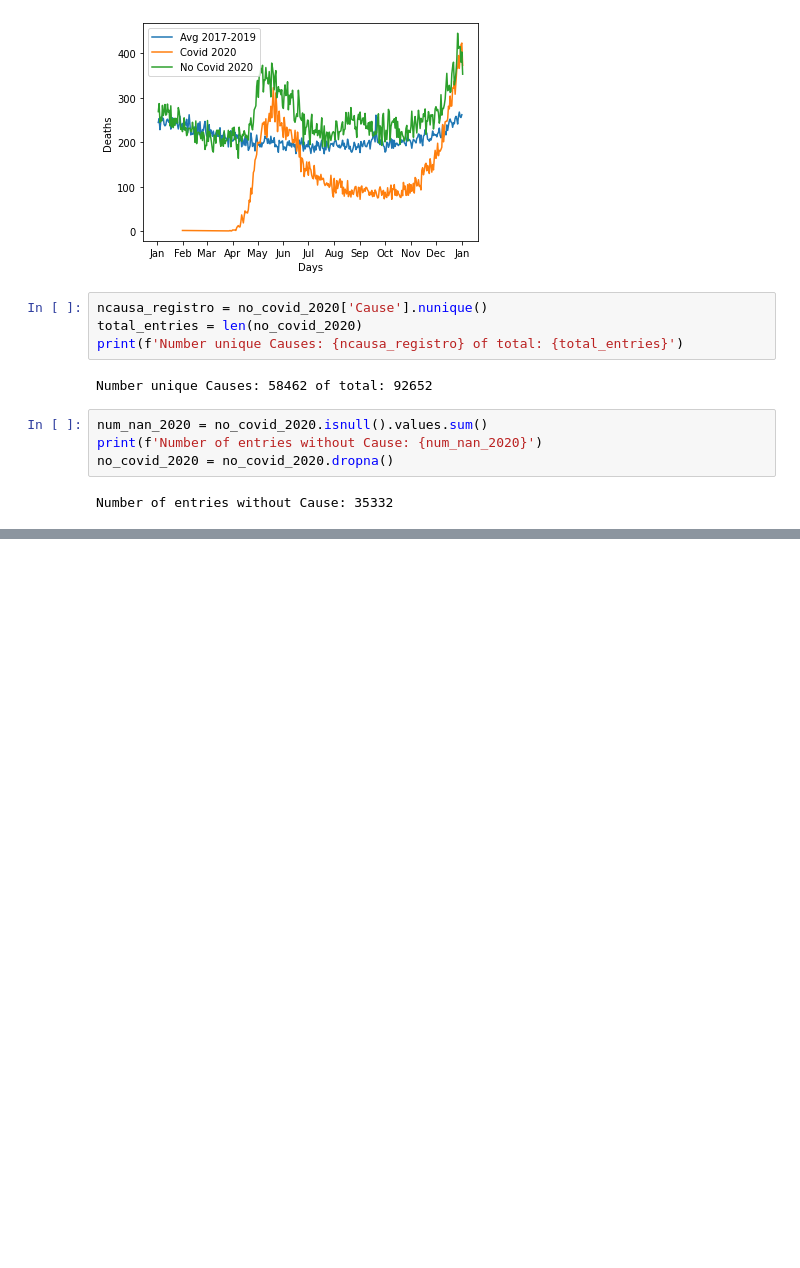
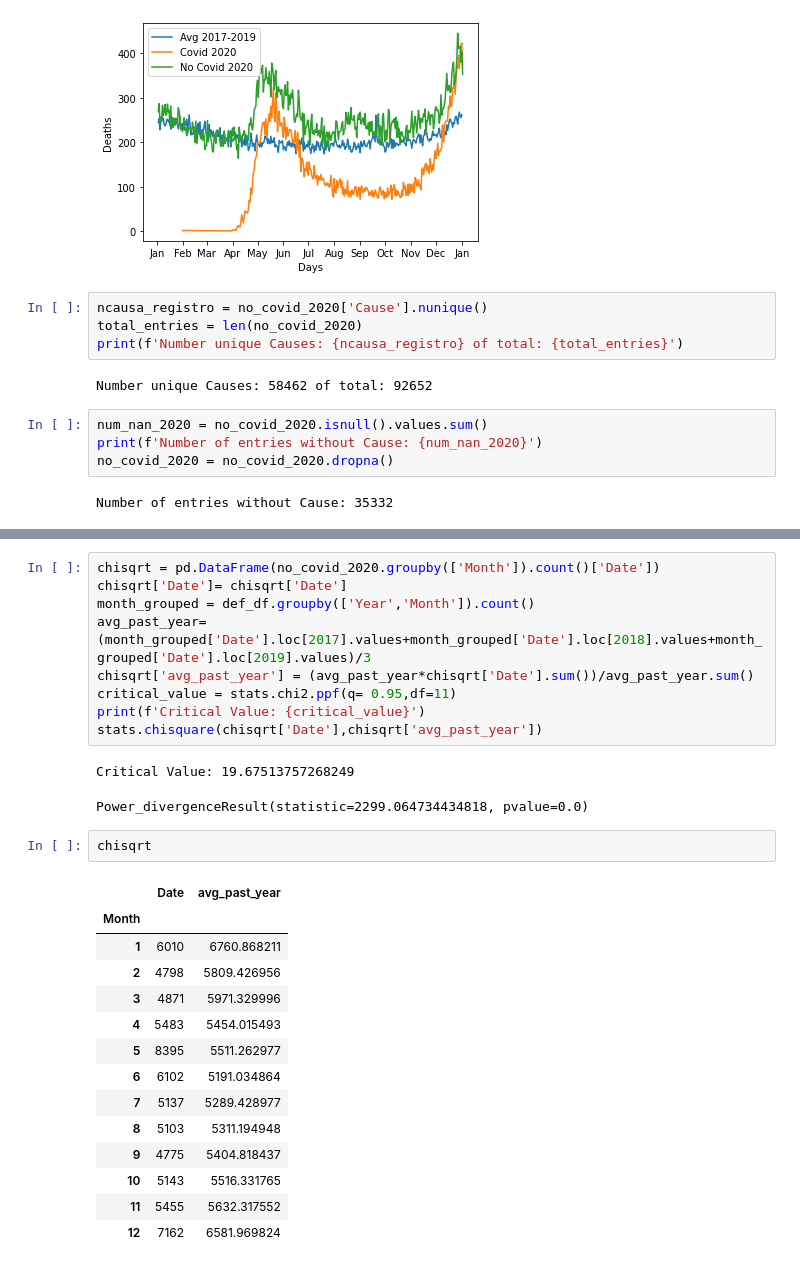
Before and after one commit to Momoyactly/cdmx-covid-analysis, a Jupyter notebook: DeathAnalysis.ipynb, the cells around one changed output, grey strips where cells are left out. Saved outputs shown, nothing was run; the diff lists cells and outputs as text; blank space fills up the shorter version.

```diff
--- a/DeathAnalysis.ipynb
+++ b/DeathAnalysis.ipynb
@@ -161,0 +184,29 @@ plt.show()
+# %%
+chisqrt = pd.DataFrame(no_covid_2020.groupby(['Month']).count()['Date'])
+chisqrt['Date']= chisqrt['Date']
+month_grouped = def_df.groupby(['Year','Month']).count()
+avg_past_year=(month_grouped['Date'].loc[2017].values+month_grouped['Date'].loc[2018].values+month_grouped['Date'].loc[2019].values)/3
+chisqrt['avg_past_year'] = (avg_past_year*chisqrt['Date'].sum())/avg_past_year.sum()
+critical_value = stats.chi2.ppf(q= 0.95,df=11)
+print(f'Critical Value: {critical_value}')
+stats.chisquare(chisqrt['Date'],chisqrt['avg_past_year'])
+# %% [output]
+Critical Value: 19.67513757268249
+Power_divergenceResult(statistic=2299.064734434818, pvalue=0.0)
+# %%
+chisqrt
+# %% [output]
+|  | Date | avg_past_year |
+| Month |  |  |
+| 1 | 6010 | 6760.868211 |
+| 2 | 4798 | 5809.426956 |
+| 3 | 4871 | 5971.329996 |
+| 4 | 5483 | 5454.015493 |
+| 5 | 8395 | 5511.262977 |
+| 6 | 6102 | 5191.034864 |
+| 7 | 5137 | 5289.428977 |
+| 8 | 5103 | 5311.194948 |
+| 9 | 4775 | 5404.818437 |
+| 10 | 5143 | 5516.331765 |
+| 11 | 5455 | 5632.317552 |
+| 12 | 7162 | 6581.969824 |
```
Also changed, not shown: parts of 8 cells of this notebook, 2 other files.
